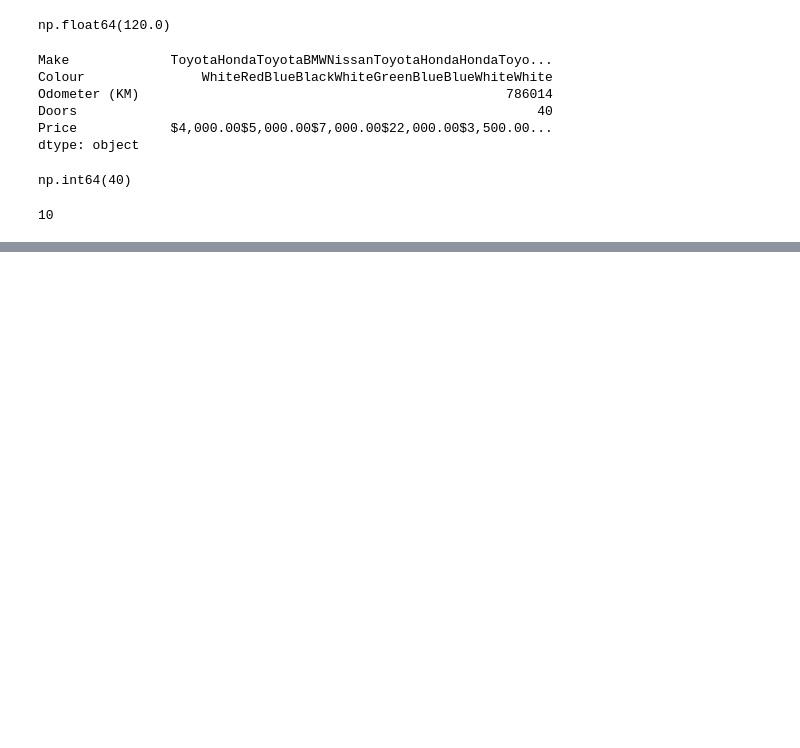
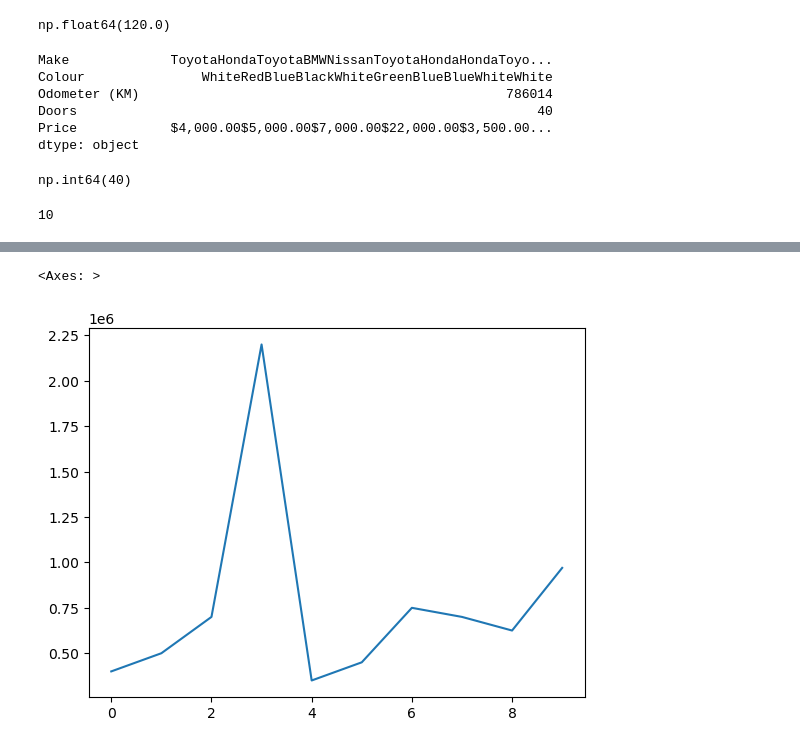
Before and after one commit to SaiPh3r/intro-ml, a Jupyter notebook: intro-pandas.ipynb, the cells around one changed output, grey strips where cells are left out. Saved outputs shown, nothing was run; the diff lists cells and outputs as text; code cells hidden in the pictures; blank space fills up the shorter version.

```diff
--- a/intro-pandas.ipynb
+++ b/intro-pandas.ipynb
@@ -152,0 +327,9 @@ len(exported)
+# %%
+carsales_data["Price"] = carsales_data["Price"].str.replace(r'[$,\.]', '', regex=True)
+# %%
+carsales_data["Price"] = pd.to_numeric(carsales_data["Price"])
+# %%
+ carsales_data["Price"].plot()
+# %% [output]
+<Axes: >
+[figure, added]
```
Also changed, not shown: parts of 22 cells of this notebook.
